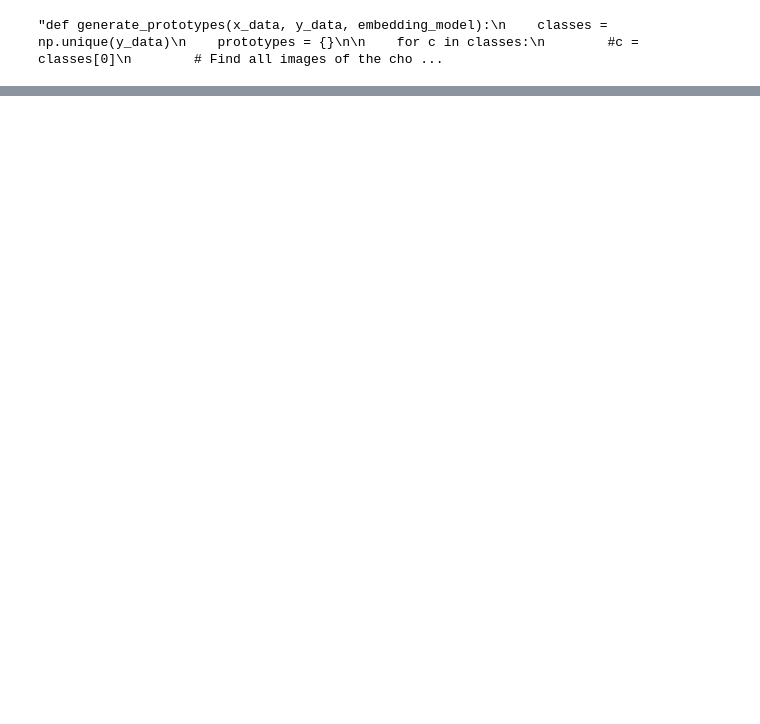
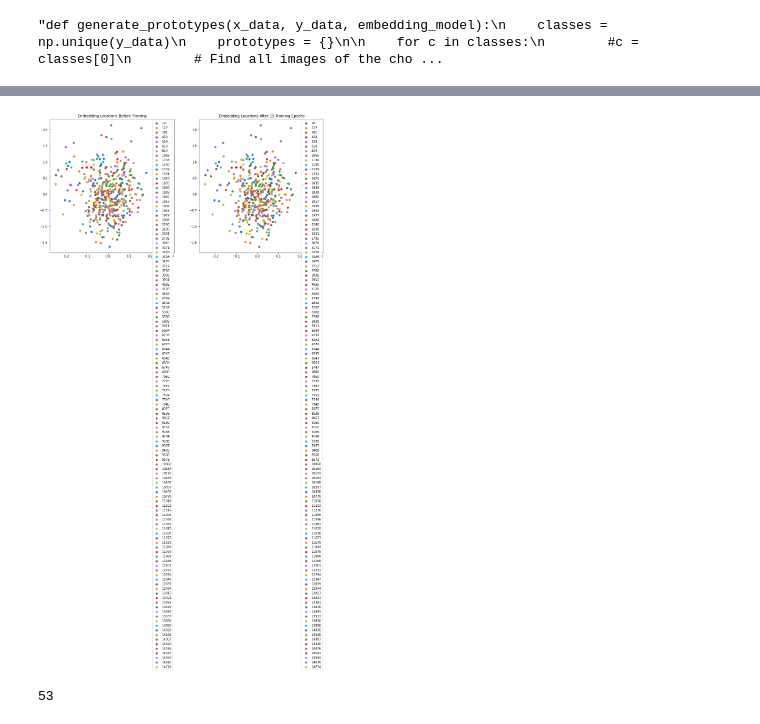
Before and after one commit to Viggyz/MusicSimilarity, a Jupyter notebook: train.ipynb, the cells around one changed output, grey strips where cells are left out. Cells and saved outputs as stored; diff of their text form; code cells hidden in the pictures; blank space fills up the shorter version.

```diff
--- a/train.ipynb
+++ b/train.ipynb
@@ -645,0 +627,30 @@ Training complete.
+# %%
+step = 1 # Step = 1, take every element
+
+dict_embeddings = {}
+dict_gray = {}
+test_class_labels = np.unique(y_test[:500])
+
+fig = plt.figure(figsize=(16, 8))
+for label in test_class_labels:
+
+    y_test_labels = y_test[:num_vis]
+#     y_test_labels = y_test[:500]
+
+
+    decomposed_embeddings_class_before = decomposed_embeddings_before[y_test_labels == label]
+    decomposed_embeddings_class_after = decomposed_embeddings_after[y_test_labels == label]
+
+    plt.subplot(1,2,1)
+    plt.scatter(decomposed_embeddings_class_before[::step, 1], decomposed_embeddings_class_before[::step, 0], label=str(label))
+    plt.title('Embedding Locations Before Training')
+    plt.legend()
+
+    plt.subplot(1,2,2)
+    plt.scatter(decomposed_embeddings_class_after[::step, 1], decomposed_embeddings_class_after[::step, 0], label=str(label))
+    plt.title('Embedding Locations After %d Training Epochs' % epochs)
+    plt.legend()
+
+plt.show()
+# %% [output]
+[figure, added]
@@ -645,0 +659,4 @@ Training complete.
+# %%
+len(test_class_labels)
+# %% [output]
+53
```
Also changed, not shown: parts of 17 cells of this notebook.
